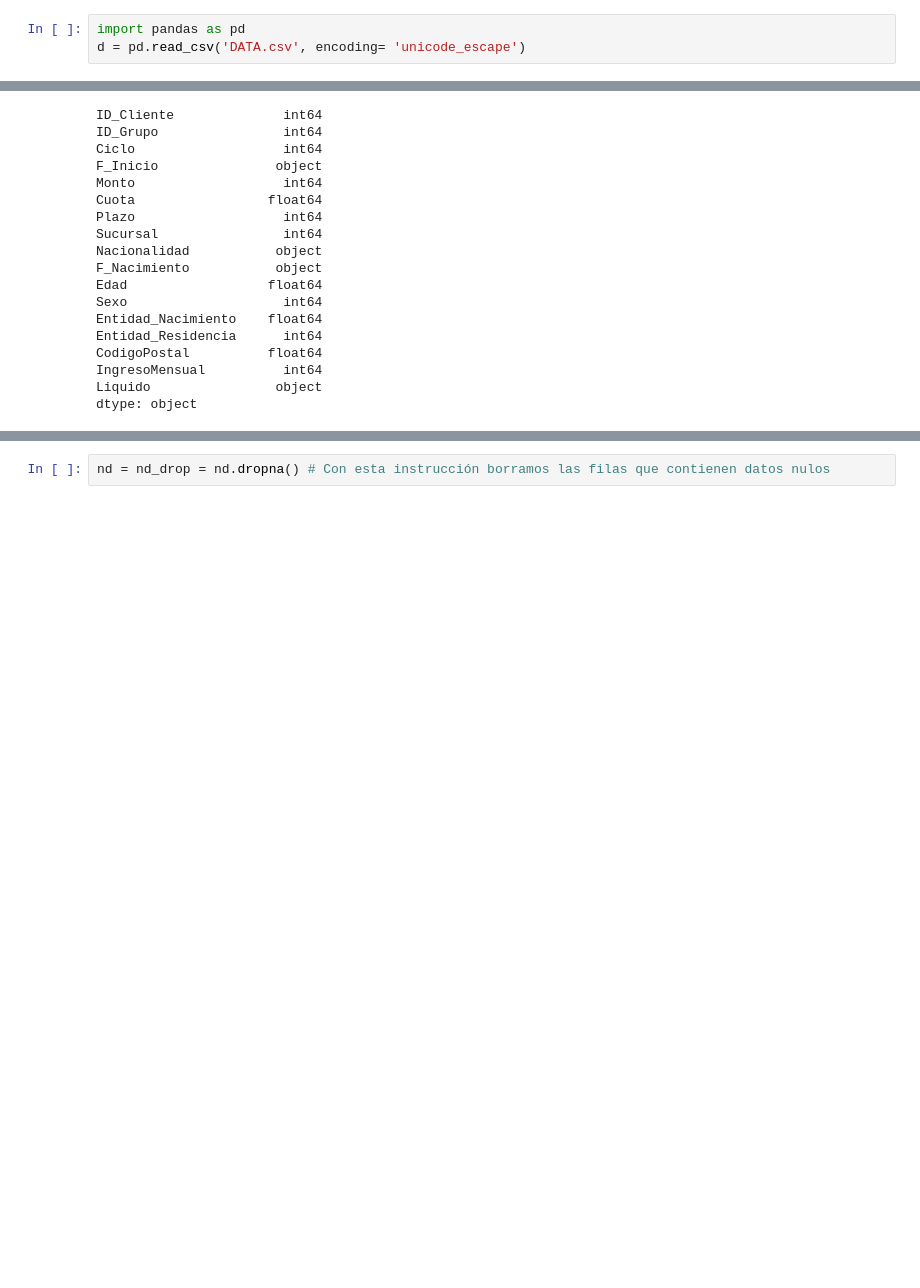
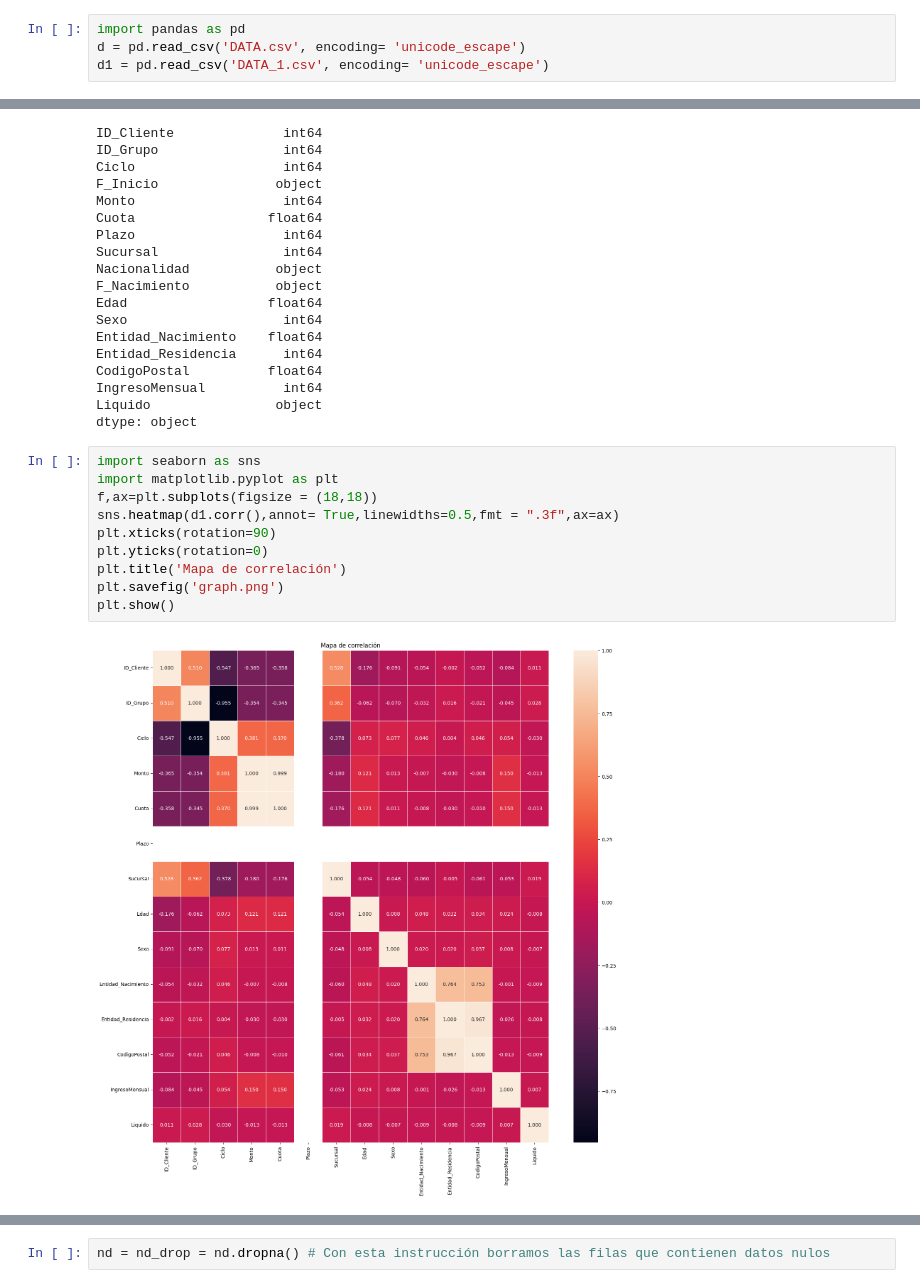
Before and after one commit to JisbethDiaz/ARCHIVOS-VARIOS, a Jupyter notebook: Ejercicio_práctico.ipynb, the cells around one changed output, grey strips where cells are left out. Cells and saved outputs as stored; diff of their text form; blank space fills up the shorter version.

```diff
--- a/Ejercicio_práctico.ipynb
+++ b/Ejercicio_práctico.ipynb
@@ -7,6 +7,7 @@
 # %%
 import pandas as pd
 d = pd.read_csv('DATA.csv', encoding= 'unicode_escape')
+d1 = pd.read_csv('DATA_1.csv', encoding= 'unicode_escape')
 # %% [markdown]
 Dimensiones de la tabla
 # %%
@@ -46,5 +47,17 @@ CodigoPostal          float64
 IngresoMensual          int64
 Liquido                object
 dtype: object
+# %%
+import seaborn as sns
+import matplotlib.pyplot as plt
+f,ax=plt.subplots(figsize = (18,18))
+sns.heatmap(d1.corr(),annot= True,linewidths=0.5,fmt = ".3f",ax=ax)
+plt.xticks(rotation=90)
+plt.yticks(rotation=0)
+plt.title('Mapa de correlación')
+plt.savefig('graph.png')
+plt.show()
+# %% [output]
+[figure, added]
 # %%
 nd= d[[ 'Ciclo', 'Monto', 'Cuota','Edad', 'Sexo', 'Entidad_Residencia',
```
Also changed, not shown: parts of 14 cells of this notebook.
